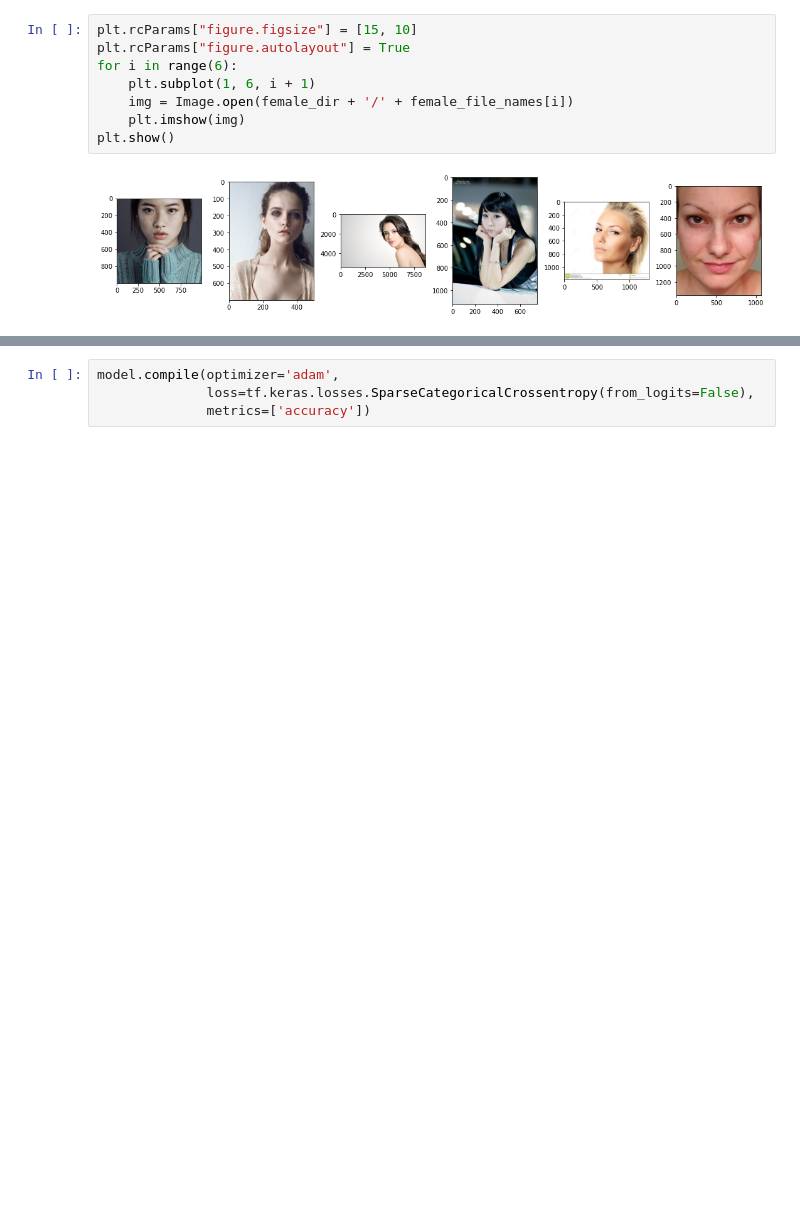
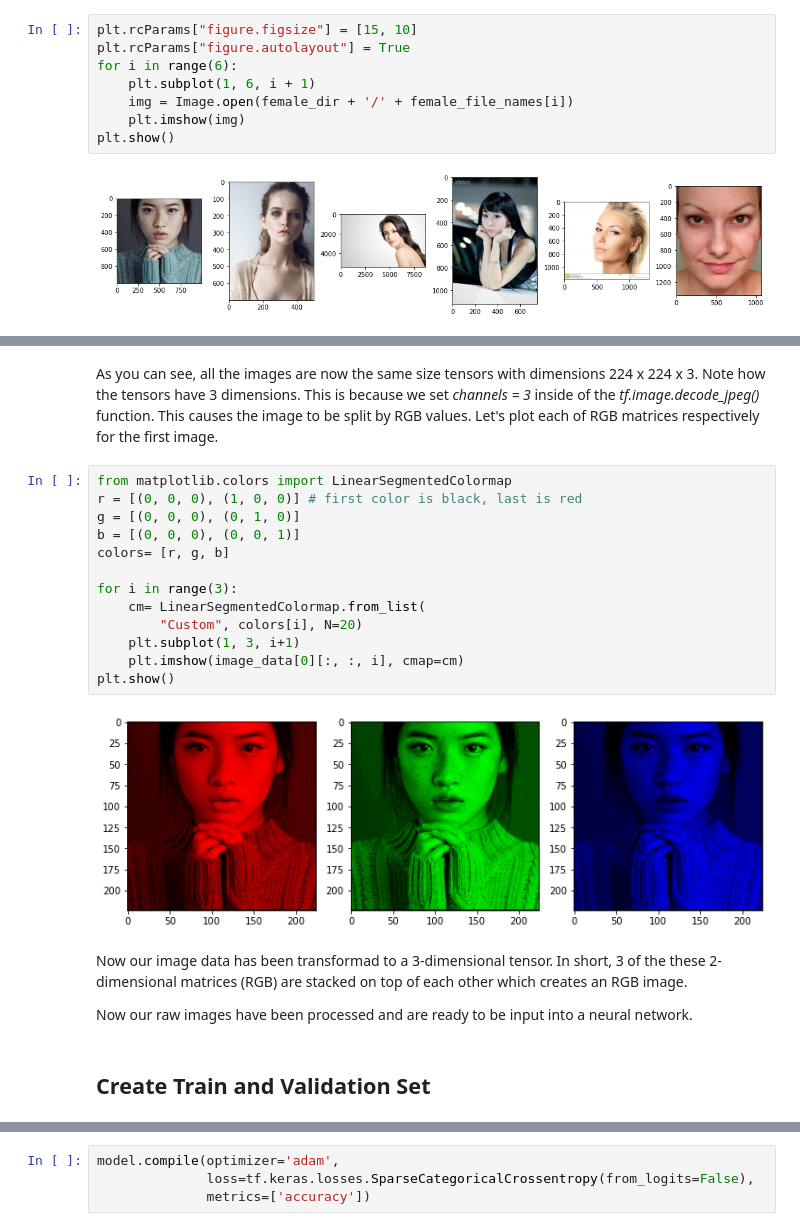
Before and after one commit to pstat197/vignette-cnn-facial-recognition, a Jupyter notebook: allester_face_class.ipynb, the cells around one changed output, grey strips where cells are left out. Saved outputs shown, nothing was run; the diff lists cells and outputs as text; blank space fills up the shorter version.

```diff
--- a/allester_face_class.ipynb
+++ b/allester_face_class.ipynb
@@ -68,0 +95,23 @@ plt.show()
+# %% [markdown]
+As you can see, all the images are now the same size tensors with dimensions 224 x 224 x 3. Note how the tensors have 3 dimensions. This is because we set *channels = 3* inside of the *tf.image.decode_jpeg()* function. This causes the image to be split by RGB values. Let's plot each of RGB matrices respectively for the first image.
+# %%
+from matplotlib.colors import LinearSegmentedColormap
+r = [(0, 0, 0), (1, 0, 0)] # first color is black, last is red
+g = [(0, 0, 0), (0, 1, 0)]
+b = [(0, 0, 0), (0, 0, 1)]
+colors= [r, g, b]
+
+for i in range(3):
+    cm= LinearSegmentedColormap.from_list(
+        "Custom", colors[i], N=20)
+    plt.subplot(1, 3, i+1)
+    plt.imshow(image_data[0][:, :, i], cmap=cm)
+plt.show()
+# %% [output]
+[figure, added]
+# %% [markdown]
+Now our image data has been transformad to a 3-dimensional tensor. In short, 3 of the these 2-dimensional matrices (RGB) are stacked on top of each other which creates an RGB image.
+
+Now our raw images have been processed and are ready to be input into a neural network.
+# %% [markdown]
+## Create Train and Validation Set
```
Also changed, not shown: parts of 31 cells of this notebook.
